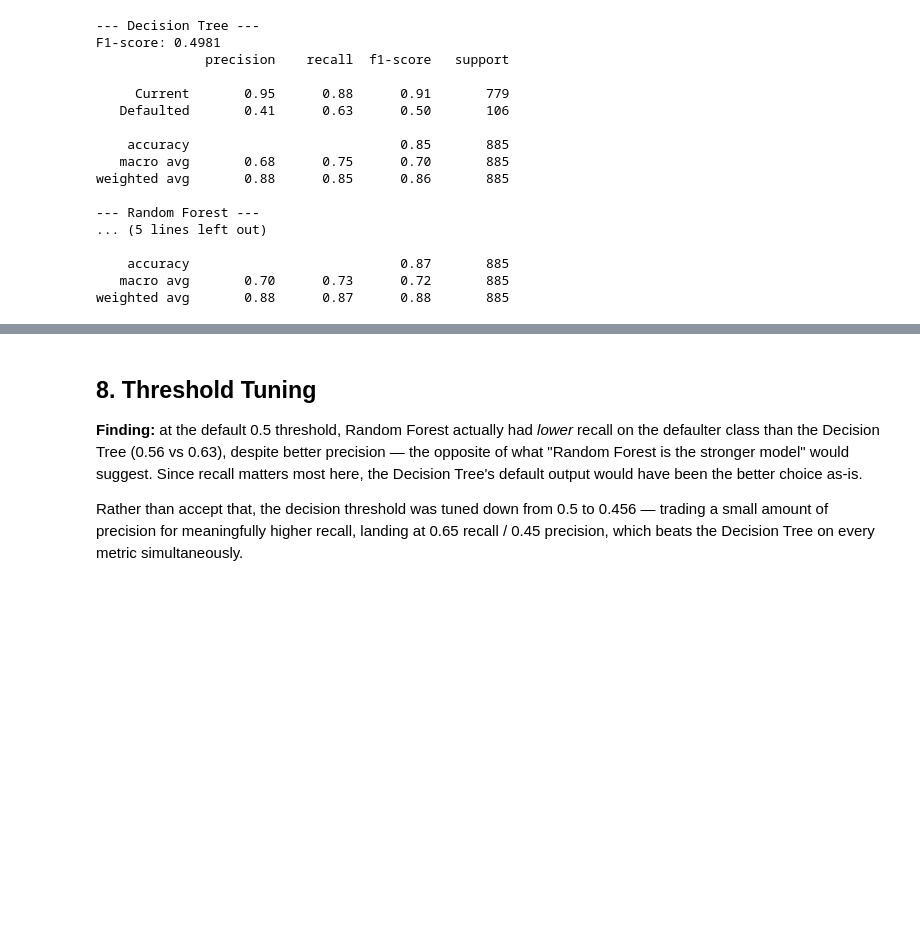
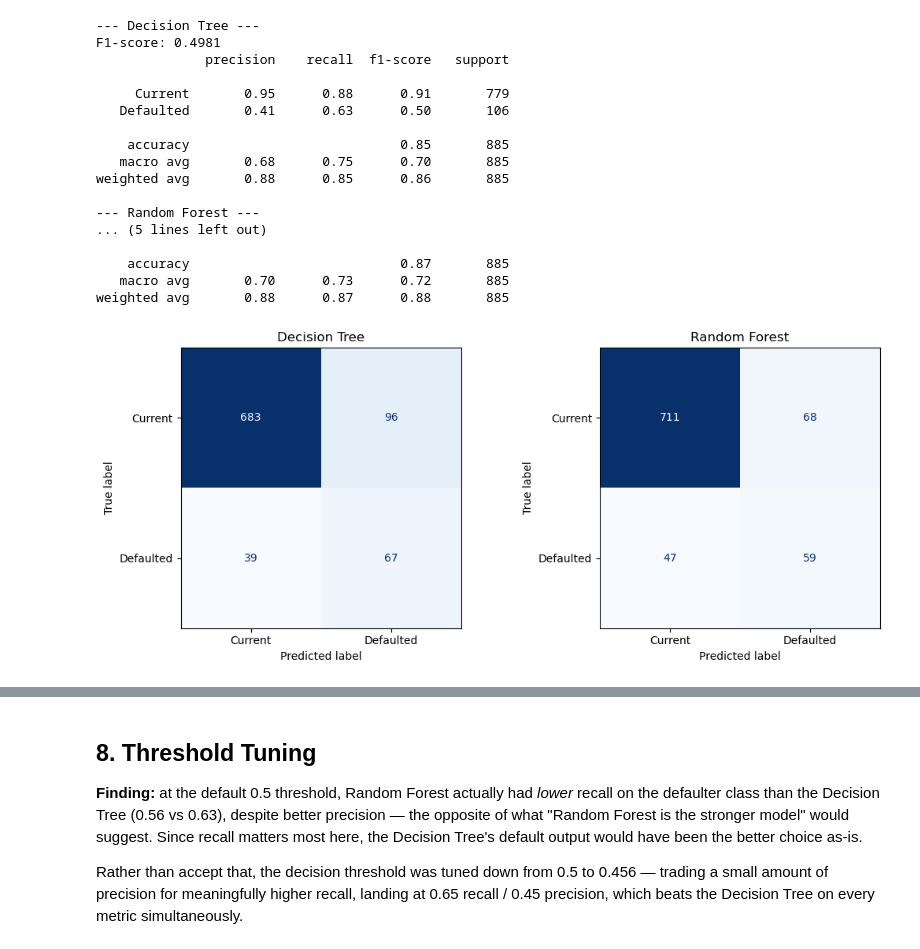
Before and after one commit to Schwoz17/flexisaf-capstone, a Jupyter notebook: flexisaf_fee_defaulter_prediction_system.ipynb, the cells around one changed output, grey strips where cells are left out. Saved outputs shown, nothing was run; the diff lists cells and outputs as text; code cells hidden in the pictures; blank space fills up the shorter version.

```diff
--- a/flexisaf_fee_defaulter_prediction_system.ipynb
+++ b/flexisaf_fee_defaulter_prediction_system.ipynb
@@ -302,3 +304,18 @@ weighted avg       0.88      0.85      0.86       885
     accuracy                           0.87       885
    macro avg       0.70      0.73      0.72       885
 weighted avg       0.88      0.87      0.88       885
+# %%
+from sklearn.metrics import confusion_matrix, ConfusionMatrixDisplay
+
+fig, axes = plt.subplots(1, 2, figsize=(11, 4.5))
+for ax, (name, model) in zip(axes, [("Decision Tree", dt), ("Random Forest", rf)]):
+    preds = model.predict(X_test)
+    cm = confusion_matrix(y_test, preds)
+    ConfusionMatrixDisplay(cm, display_labels=["Current", "Defaulted"]).plot(ax=ax, cmap="Blues", colorbar=False)
+    ax.set_title(name)
+
+plt.tight_layout()
+plt.savefig("visuals/confusion_matrices.png", bbox_inches="tight")
+plt.show()
+# %% [output]
+[figure, added]
```
Also changed, not shown: parts of 11 cells of this notebook, 8 other files.
